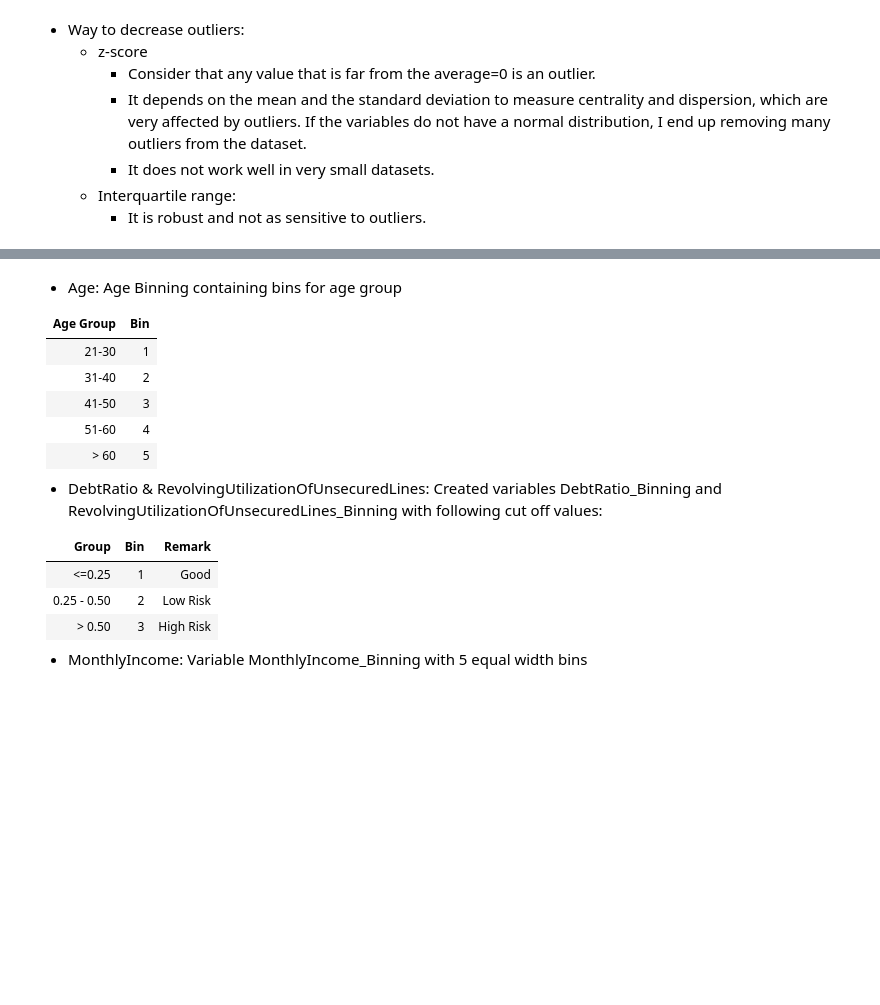
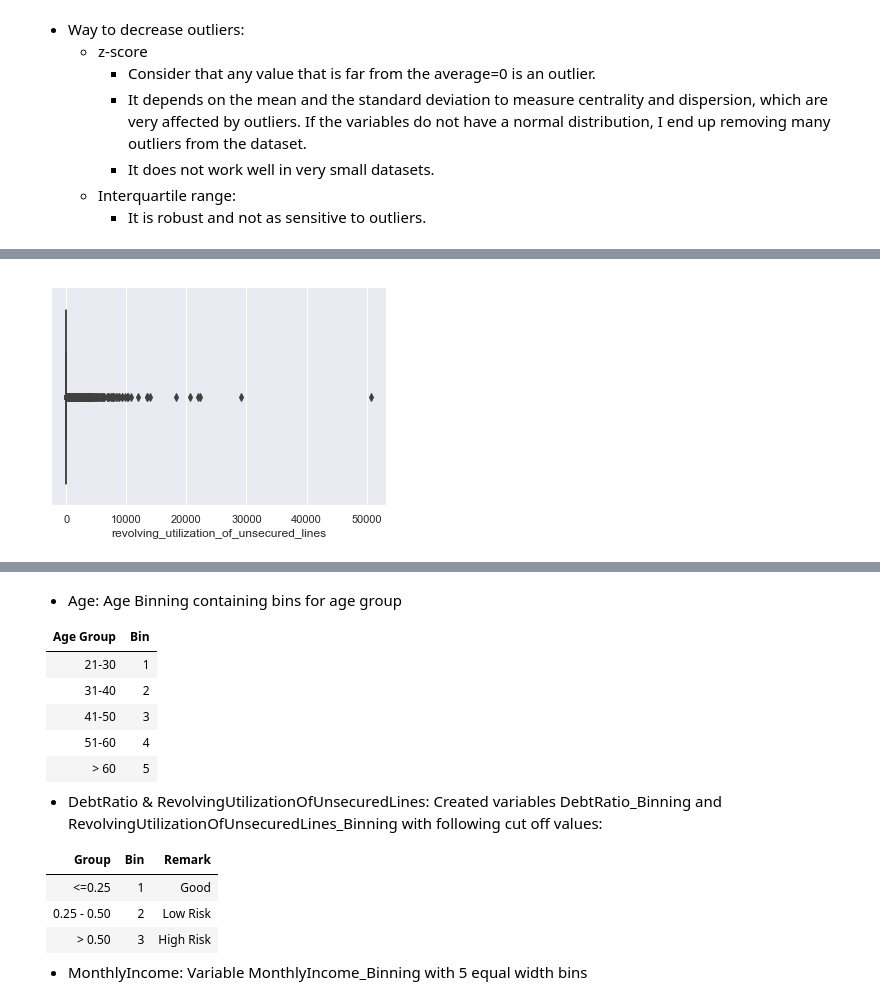
Before and after one commit to yaninaiberra/Fligoo_EDA, a Jupyter notebook: Fligoo_TechInterview_Credit.ipynb, the cells around one changed output, grey strips where cells are left out. Cells and saved outputs as stored; diff of their text form; code cells hidden in the pictures; blank space fills up the shorter version.

Commit message:
Update Fligoo_TechInterview_Credit.ipynb
Variables comparison and conclusions

```diff
--- a/Fligoo_TechInterview_Credit.ipynb
+++ b/Fligoo_TechInterview_Credit.ipynb
@@ -643,0 +599,40 @@ sns.despine()
+# %%
+def detect_outliers(df,n,features):
+    outlier_indices = []
+
+    # iterate over features(columns)
+    for col in features:
+        # 1st quartile (25%)
+        Q1 = np.percentile(df[col], 25)
+        # 3rd quartile (75%)
+        Q3 = np.percentile(df[col],75)
+        # Interquartile range (IQR)
+        IQR = Q3 - Q1
+
+        # outlier step
+        outlier_step = 1.5 * IQR
+
+        # Determine a list of indices of outliers for feature col
+        outlier_list_col = df[(df[col] < Q1 - outlier_step) | (df[col] > Q3 + outlier_step )].index
+
+        # append the found outlier indices for col to the list of outlier indices
+        outlier_indices.extend(outlier_list_col)
+
+    # select observations containing more than 2 outliers
+    outlier_indices = collections.Counter(outlier_indices)
+    multiple_outliers = list( k for k, v in outlier_indices.items() if v > n )
+
+    return multiple_outliers
+
+# detect outliers from Age, SibSp , Parch and Fare
+# These are the numerical features present in the dataset
+Outliers_to_drop = detect_outliers(borrowers_with_mean,2,["revolving_utilization_of_unsecured_lines",
+                                            "age",
+                                            "number_of_time30-59_days_past_due_not_worse",
+                                            "debt_ratio",
+                                            "monthly_income",
+                                            "number_of_open_credit_lines_and_loans",
+                                            "number_of_times90_days_late",
+                                            "number_real_estate_loans_or_lines",
+                                            "number_of_time60-89_days_past_due_not_worse",
+                                            "number_of_dependents"])
@@ -643,0 +661,2 @@ sns.despine()
+# %%
+borrowers_with_mean = borrowers_with_mean.drop(Outliers_to_drop, axis = 0).reset_index(drop=True)
@@ -643,0 +679,5 @@ sns.despine()
+# %%
+sns.boxplot(x='revolving_utilization_of_unsecured_lines', data=borrowers_with_mean, color='#1ABC9C')
+sns.despine()
+# %% [output]
+[figure, added]
```
Also changed, not shown: parts of 78 cells of this notebook.
